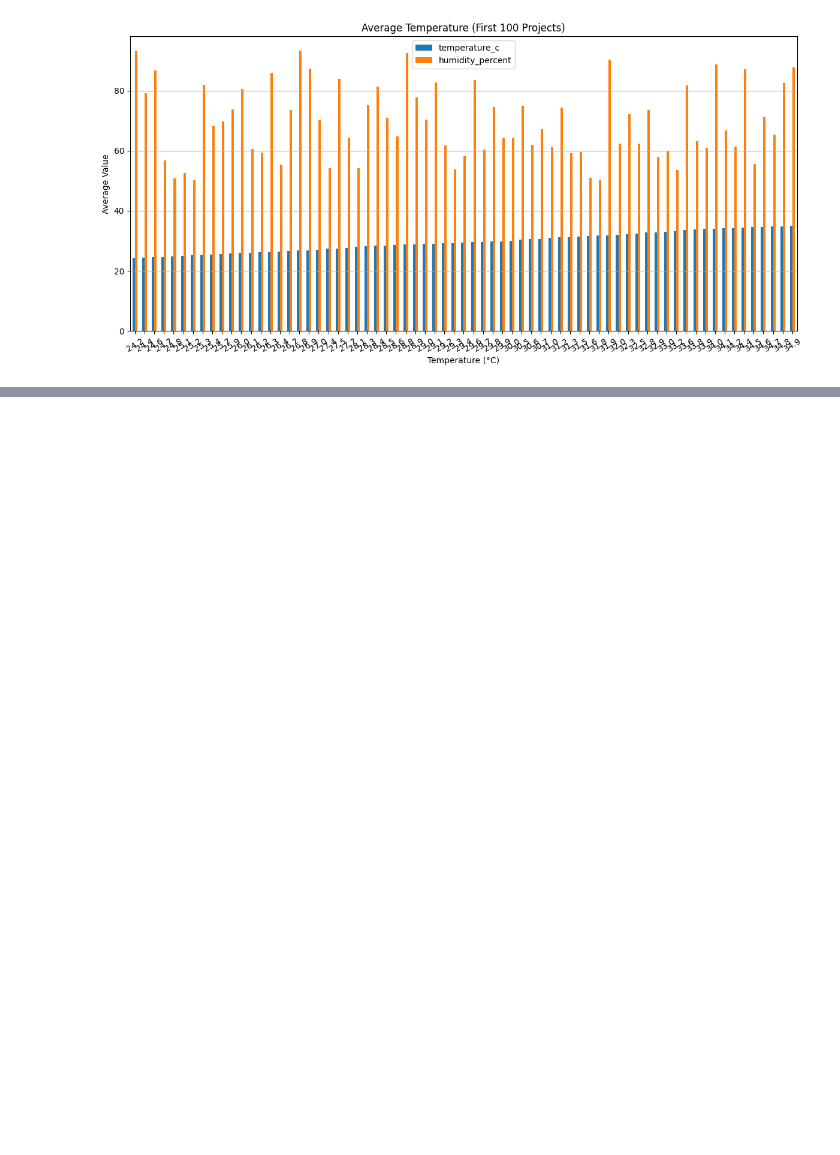
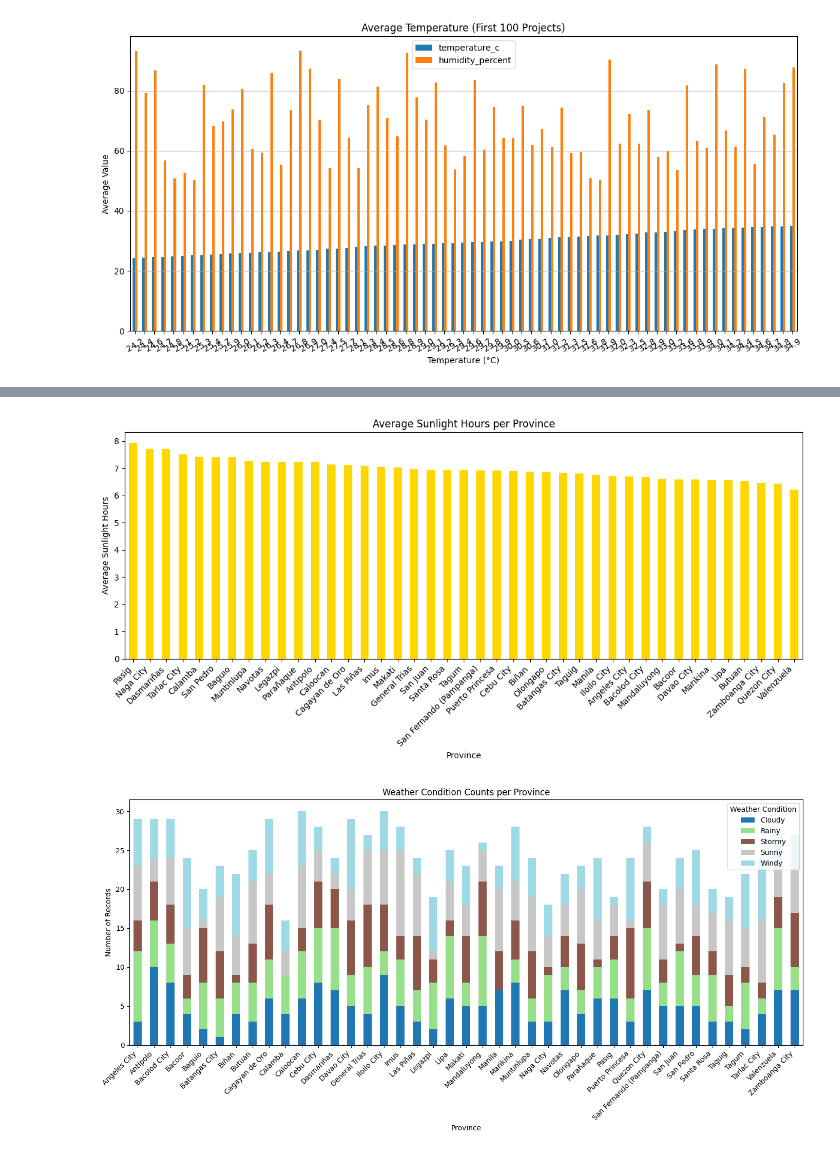
Before and after one commit to WizardofO/MO_IT148_ADET_SMART_CONTRACT-for-LANDSCAPE-MONITORING__A3101_NIEVA-OSIAS-JR_2025, a Jupyter notebook: IOT_SmartLandscapeMonitoring.ipynb, the cells around one changed output, grey strips where cells are left out. Saved outputs shown, nothing was run; the diff lists cells and outputs as text; code cells hidden in the pictures; blank space fills up the shorter version.

```diff
--- a/IOT_SmartLandscapeMonitoring.ipynb
+++ b/IOT_SmartLandscapeMonitoring.ipynb
@@ -1751,0 +1793,30 @@ plt.show()
+# %%
+
+import matplotlib.pyplot as plt
+
+province_sunlight = df.groupby('location')['sunlight_hours'].mean().sort_values(ascending=False)
+
+province_weather = df.groupby(['location', 'weather_condition']).size().unstack(fill_value=0)
+
+# Average Sunlight Hours per Province
+plt.figure(figsize=(12, 6))
+province_sunlight.plot(kind='bar', color='gold')
+plt.title('Average Sunlight Hours per Province')
+plt.ylabel('Average Sunlight Hours')
+plt.xlabel('Province')
+plt.xticks(rotation=45, ha='right')
+plt.tight_layout()
+plt.show()
+
+# Weather Condition per Province
+province_weather.plot(kind='bar', stacked=True, figsize=(14, 7), colormap='tab20')
+plt.title('Weather Condition Counts per Province')
+plt.ylabel('Number of Records')
+plt.xlabel('Province')
+plt.xticks(rotation=45, ha='right')
+plt.legend(title='Weather Condition')
+plt.tight_layout()
+plt.show()
+# %% [output]
+[figure, added]
+[figure, added]
```
Also changed, not shown: parts of 5 cells of this notebook.
